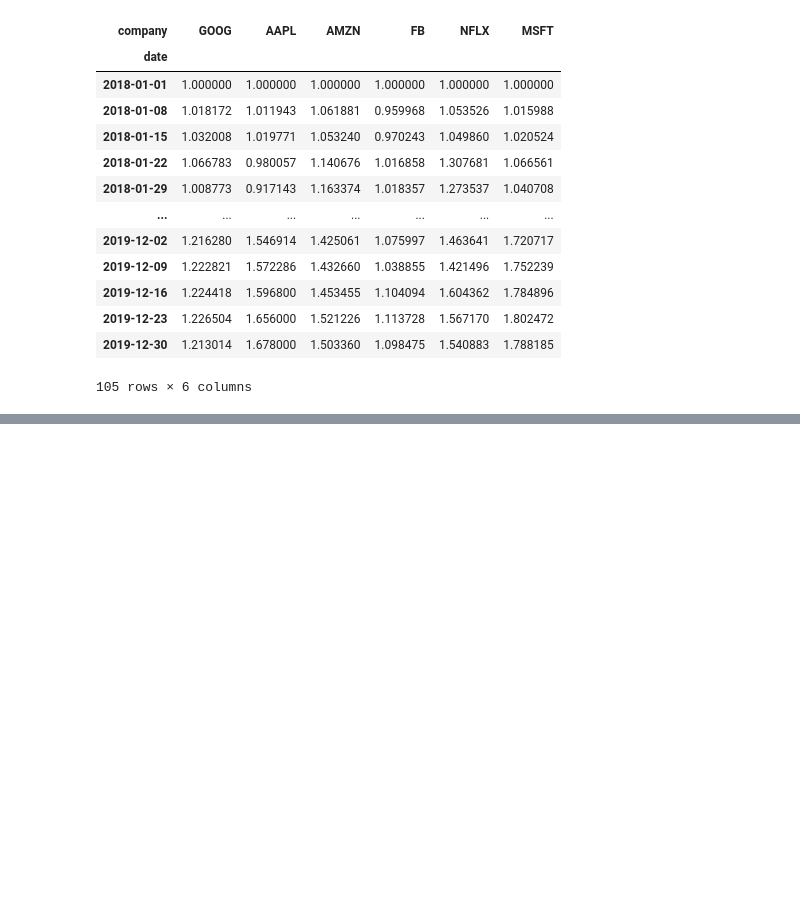
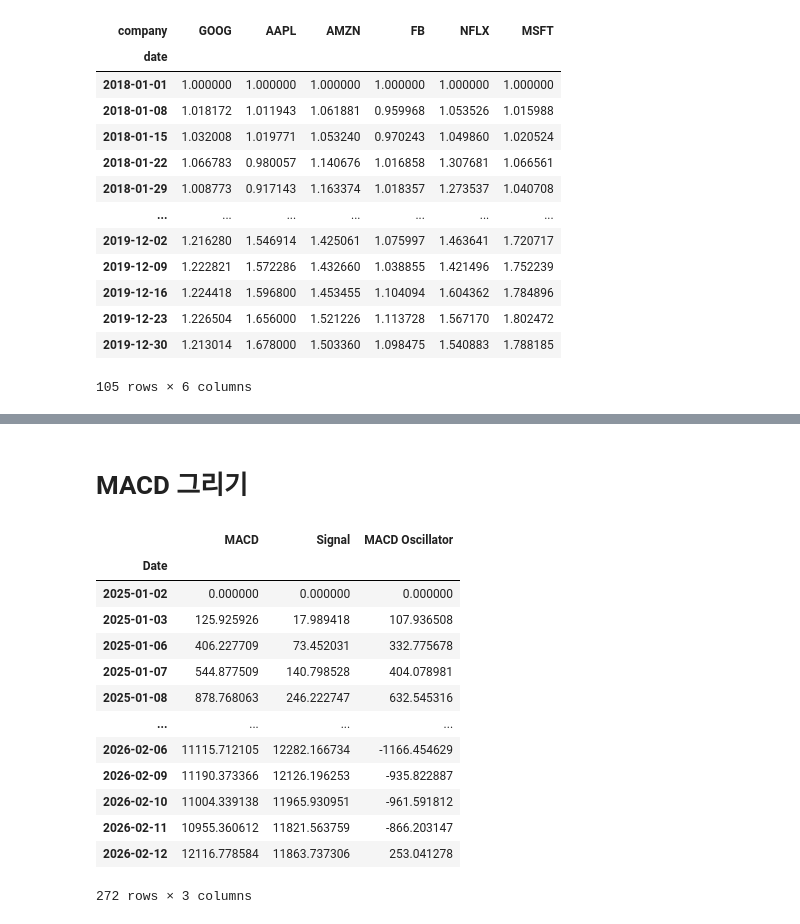
Before and after one commit to bbangwon/finance-study, a Jupyter notebook: study_004.ipynb, the cells around one changed output, grey strips where cells are left out. Cells and saved outputs as stored; diff of their text form; code cells hidden in the pictures; blank space fills up the shorter version.

```diff
--- a/study_004.ipynb
+++ b/study_004.ipynb
@@ -52,0 +204,31 @@ fig.show()
+# %% [markdown]
+# MACD 그리기
+# %%
+def macdOscillator_fn(df, short_N, long_N, signal_N):
+    df = df[["Close"]].copy()
+
+    df["Short"] = df["Close"].ewm(span=short_N, adjust=False).mean()
+    df["Long"] = df["Close"].ewm(span=long_N, adjust=False).mean()
+    df["MACD"] = df["Short"] - df["Long"]
+    df["Signal"] = df["MACD"].ewm(span=signal_N, adjust=False).mean()
+    df["MACD Oscillator"] = df["MACD"] - df["Signal"]
+
+    return df[["MACD", "Signal", "MACD Oscillator"]]
+# %%
+df_macd = macdOscillator_fn(df, short_N=9, long_N=26, signal_N=13)
+df_macd
+# %% [output]
+|  | MACD | Signal | MACD Oscillator |
+| Date |  |  |  |
+| 2025-01-02 | 0.000000 | 0.000000 | 0.000000 |
+| 2025-01-03 | 125.925926 | 17.989418 | 107.936508 |
+| 2025-01-06 | 406.227709 | 73.452031 | 332.775678 |
+| 2025-01-07 | 544.877509 | 140.798528 | 404.078981 |
+| 2025-01-08 | 878.768063 | 246.222747 | 632.545316 |
+| ... | ... | ... | ... |
+| 2026-02-06 | 11115.712105 | 12282.166734 | -1166.454629 |
+| 2026-02-09 | 11190.373366 | 12126.196253 | -935.822887 |
+| 2026-02-10 | 11004.339138 | 11965.930951 | -961.591812 |
+| 2026-02-11 | 10955.360612 | 11821.563759 | -866.203147 |
+| 2026-02-12 | 12116.778584 | 11863.737306 | 253.041278 |
+272 rows × 3 columns
```
Also changed, not shown: parts of 9 cells of this notebook.
